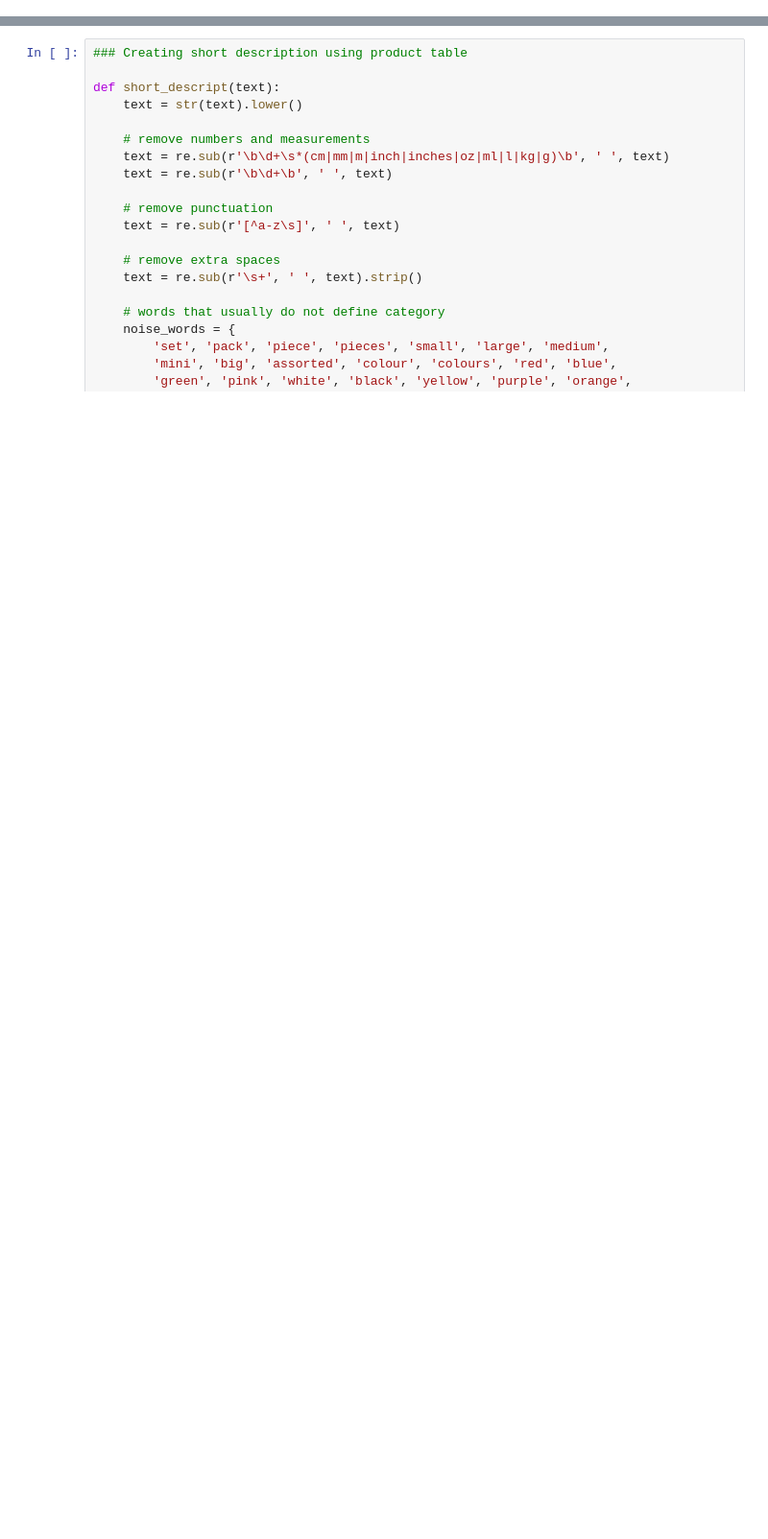
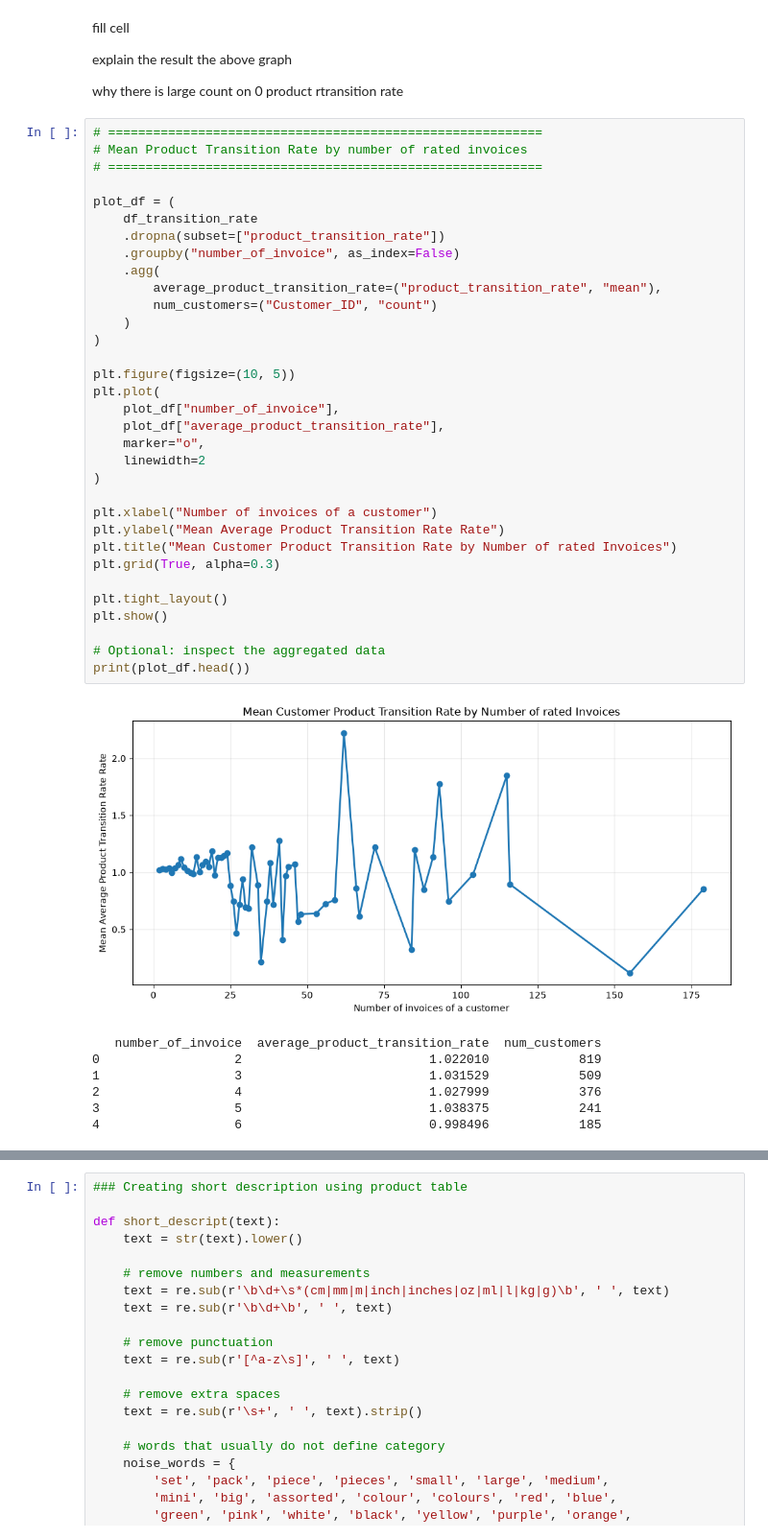
Before and after one commit to amdirfan88/customer-clv, a Jupyter notebook: 04_product_reco.ipynb, the cells around one changed output, grey strips where cells are left out. Shown at 96% size. Drawn from its saved outputs; the diff is of its cells as text; blank space fills up the shorter version.

```diff
--- a/04_product_reco.ipynb
+++ b/04_product_reco.ipynb
@@ -82,0 +224,47 @@ def ndcg_at_k(recommended, relevant):
+# %% [markdown]
+fill cell
+
+explain the result the above graph
+
+why there is large count on 0 product rtransition rate
+# %%
+# ==========================================================
+# Mean Product Transition Rate by number of rated invoices
+# ==========================================================
+
+plot_df = (
+    df_transition_rate
+    .dropna(subset=["product_transition_rate"])
+    .groupby("number_of_invoice", as_index=False)
+    .agg(
+        average_product_transition_rate=("product_transition_rate", "mean"),
+        num_customers=("Customer_ID", "count")
+    )
+)
+
+plt.figure(figsize=(10, 5))
+plt.plot(
+    plot_df["number_of_invoice"],
+    plot_df["average_product_transition_rate"],
+    marker="o",
+    linewidth=2
+)
+
+plt.xlabel("Number of invoices of a customer")
+plt.ylabel("Mean Average Product Transition Rate Rate")
+plt.title("Mean Customer Product Transition Rate by Number of rated Invoices")
+plt.grid(True, alpha=0.3)
+
+plt.tight_layout()
+plt.show()
+
+# Optional: inspect the aggregated data
+print(plot_df.head())
+# %% [output]
+[figure, added]
+   number_of_invoice  average_product_transition_rate  num_customers
+0                  2                         1.022010            819
+1                  3                         1.031529            509
+2                  4                         1.027999            376
+3                  5                         1.038375            241
+4                  6                         0.998496            185
```
Also changed, not shown: parts of 87 cells of this notebook, 7 other files.
